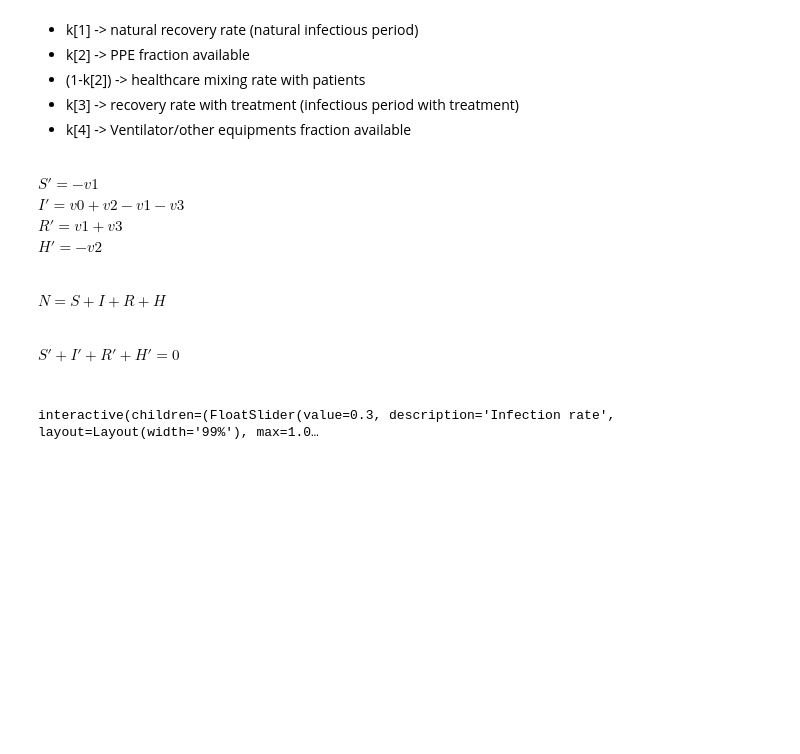
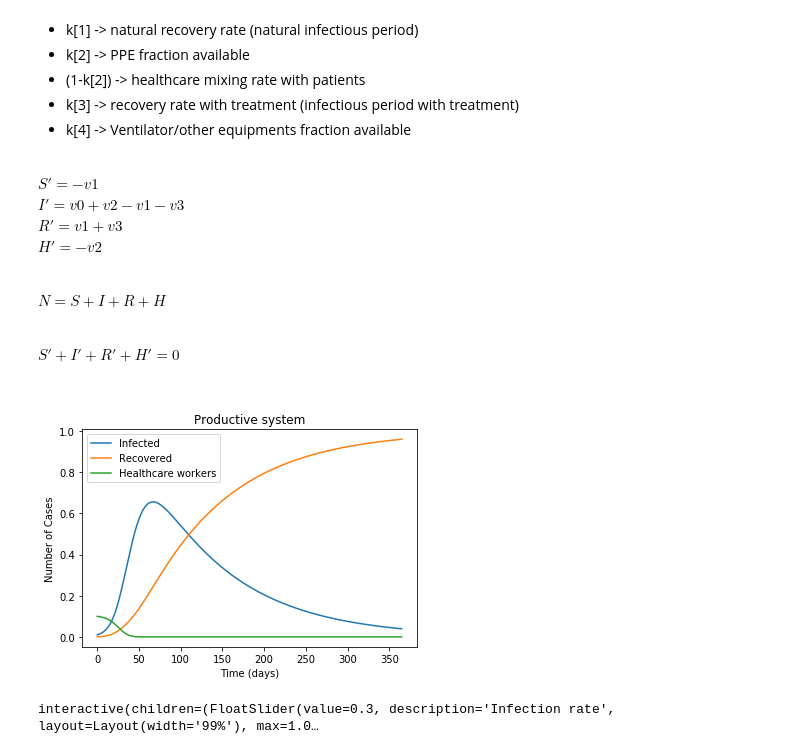
Before and after one commit to vthawfeek/SEIR_HealthCare_Model, a Jupyter notebook: SIRH Model.ipynb, the cells around one changed output. Cells and saved outputs as stored; diff of their text form; code cells hidden in the pictures; blank space fills up the shorter version.

Commit message:
created general profile for SIRH model

```diff
--- a/SIRH Model.ipynb
+++ b/SIRH Model.ipynb
@@ -33,6 +33,59 @@ from scipy.integrate import odeint
 from IPython.display import HTML
 from ipywidgets.widgets import interact, FloatSlider, Layout, IntSlider
 %matplotlib inline
+# %%
+#dynamics of a SIRH model
+
+#model definition
+def modSIRH(y,t,N,k):
+    #assignments
+    S=N-sum(y[0:2])
+    dy=[0]*3
+
+    #reaction rates
+    v0=k[0]*(S/N)*(y[0]/N) #k0*S*I
+    v1=k[1]*(y[0]/N) #k1*I
+    v2=(1-k[2])*(y[0]/N)*(y[2]/N) #(1-PPE)*I*H
+    v3=k[3]*k[4]*(y[0]/N)*(y[2]/N) #k3*Vent*I*H
+
+    #ODEs
+    dy[0]=N*(v0+v2-v1-v3) #I
+    dy[1]=N*(v1+v3) #R
+    dy[2]=N*(-v2) #H
+
+    return dy
+
+##parameters
+k=np.zeros(5)
+k[0]=0.1 #infection rate
+k[1]=0.01 #recovery rate
+k[2]=0.5 #PPE fraction
+k[3]= 0.7 #recovery rate with treatment
+k[4]=0.2 #Ventilator fraction
+N=1 #population count
+##Initial conditions
+ic=np.zeros(3)
+ic[0]=0.01 #infected
+ic[1]=0 #recovered
+ic[2]=0.1 #healthcare workers
+##timeline
+tmax=1*365 #days
+#tmax=60 #days
+tvec=np.arange(0,tmax,0.1)
+
+soln=odeint(modSIRH,ic,tvec,args=(N,k))
+#plt.plot(tvec,[i[plotVar] for i in soln],'r-',linewidth=lw)
+plt.plot(tvec,soln)
+
+legend_labels = ('Infected','Recovered','Healthcare workers')
+plt.xlabel("Time (days)")
+plt.title("Productive system")
+plt.ylabel("Number of Cases")
+plt.legend(legend_labels)
+#plt.ylim([0,20])
+plt.show()
+# %% [output]
+[figure, added]
 # %%
 #Parameter explorer
 
```
